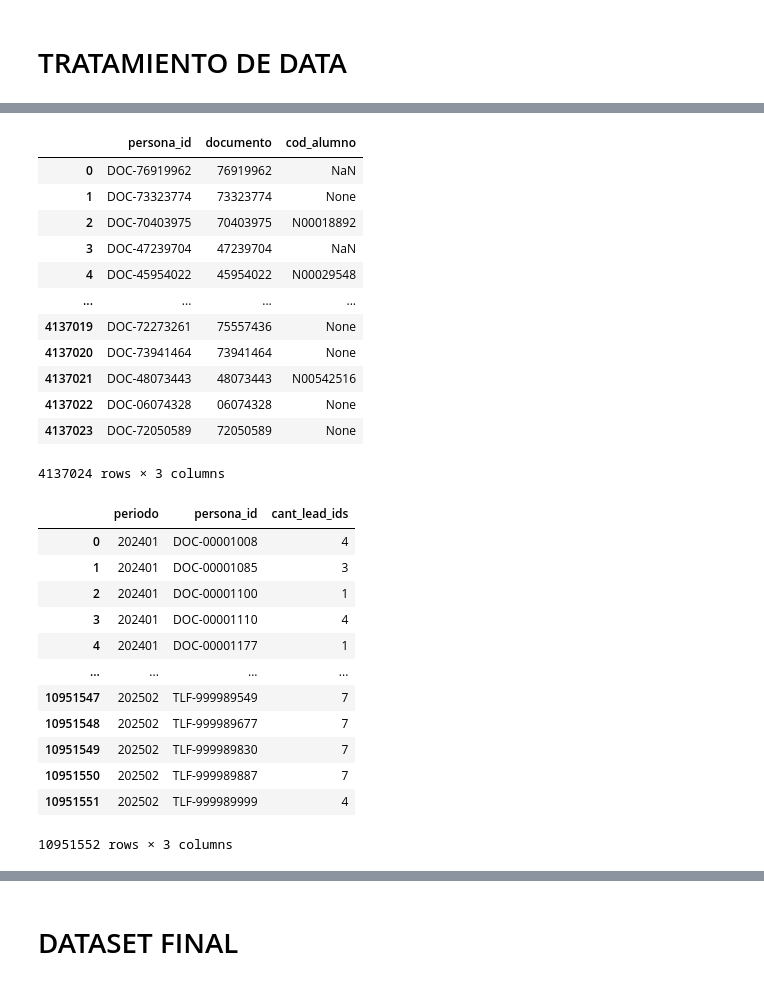
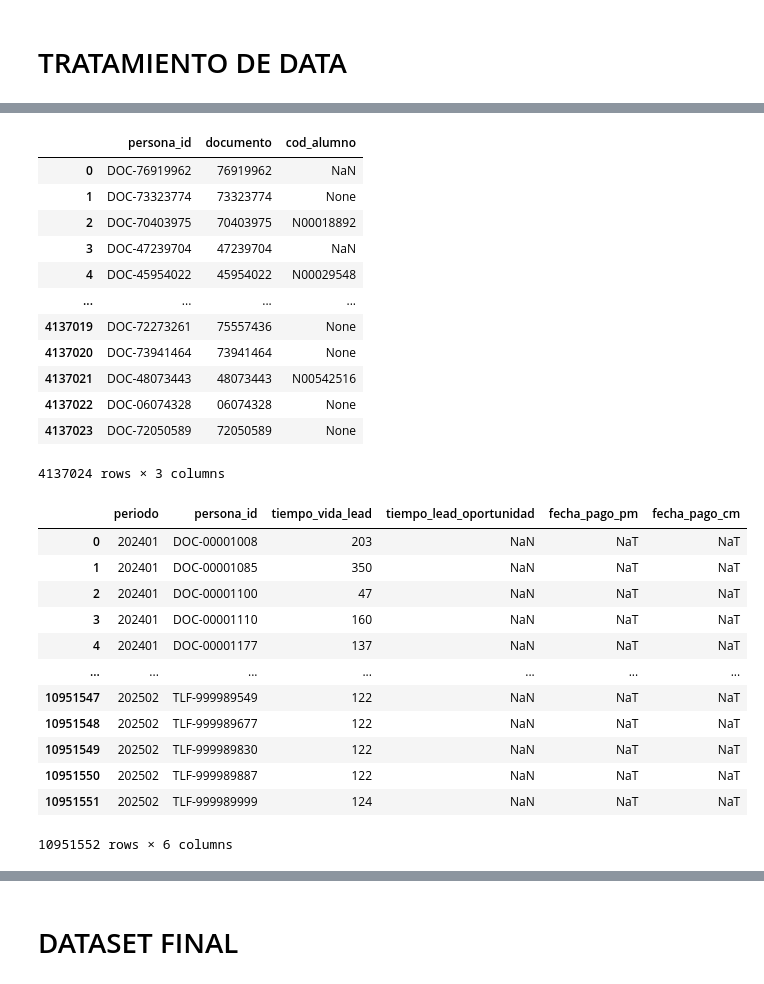
Before and after one commit to lrte-coe-data-analytics/modelo-zombies, a Jupyter notebook: notebooks/db_crm.ipynb, the cells around one changed output, grey strips where cells are left out. Cells and saved outputs as stored; diff of their text form; code cells hidden in the pictures.

```diff
--- a/notebooks/crm.ipynb
+++ b/notebooks/db_crm.ipynb
@@ -25,6 +25,8 @@ ruta_personas = '../data/crm/00_personas_leads_contacts_opps.parquet'
 ruta_leads = '../data/crm/01_leads.parquet'
 ruta_contact = '../data/crm/02_contact.parquet'
 ruta_tipificaciones = '../data/crm/10_tipificaciones.parquet'
+ruta_oportunidades = '../data/crm/07_oportunidades.parquet'
+ruta_matricula = '../data/crm/08_matricula.parquet'
 
 ruta_output_pq = '../output/ds_crm.parquet'
 # %% [markdown]
@@ -131,0 +136,4 @@ df_tipif
+# %%
+df_opp = pd.read_parquet( ruta_oportunidades )
+
+df_opp
@@ -131,0 +156,4 @@ df_tipif
+# %%
+df_matr = pd.read_parquet( ruta_matricula )
+
+df_matr
@@ -132,2 +174,11 @@ df_tipif
 # %% [markdown]
 # TRATAMIENTO DE DATA
+# %%
+df_matr_pers = pd.merge( df_matr.groupby( [ 'lead_id' ] , as_index = False )[ [ 'fecha_matricula' , 'fecha_inscripcion' , 'fecha_pago_prim_cuota' ] ].max() , df_pers[ [ 'lead_id' , 'persona_id' ] ].drop_duplicates() , how = 'left' , on = [ 'lead_id' ] )
+
+df_matr_pers['fecha_pago_pm'] = df_matr_pers[ [ 'fecha_matricula' , 'fecha_inscripcion' ] ].min( axis = 1 )
+df_matr_pers['fecha_pago_cm'] = df_matr_pers['fecha_pago_prim_cuota']
+
+df_matr_pers = df_matr_pers.groupby( [ 'persona_id' ] , as_index = False )[ [ 'fecha_pago_pm' , 'fecha_pago_cm' ] ].max()
+
+df_matr_pers
@@ -135,51 +200,62 @@ df_tipif
 df_leads_periodo = pd.merge( df_leads[ [ 'lead_id' , 'opp_id' , 'contact_id' , 'fecha_lead' , 'documento' ] ] , df_contact[ [ 'contact_id' , 'documento' , 'cod_alumno' ] ] , how = 'left' , on = [ 'contact_id' ] )
 df_leads_periodo['documento'] = df_leads_periodo['documento_x'].fillna( df_leads_periodo['documento_y'] )
 
-df_leads_periodo = pd.merge( df_leads_periodo[ [ 'documento' , 'cod_alumno' , 'lead_id' , 'fecha_lead' ] ] , df_pers[ [ 'lead_id' , 'persona_id' ] ] , how = 'left' , on = [ 'lead_id' ] )
+df_leads_periodo = pd.merge( df_leads_periodo[ [ 'documento' , 'cod_alumno' , 'lead_id' , 'fecha_lead' , 'opp_id' ] ] , df_pers[ [ 'lead_id' , 'persona_id' ] ] , how = 'left' , on = [ 'lead_id' ] )
+df_leads_periodo = pd.merge( df_leads_periodo , df_opp[ [ 'opp_id' , 'fecha_opp' ] ] , how = 'left' , on = [ 'opp_id' ] )
+df_leads_periodo = pd.merge( df_leads_periodo , df_matr_pers , how = 'left' , on = [ 'persona_id' ] )
 
 df_pers_alumno = df_leads_periodo[ [ 'persona_id' , 'documento' , 'cod_alumno' ] ].copy()
 df_pers_alumno = df_pers_alumno.drop_duplicates().reset_index( drop = True )
 
 lista_dfs = []
 for periodo in lista_periodos :
     fecha_inicio_periodo = dict_fechas_inicio_periodo[periodo]
     df_leads_periodo_temp = df_leads_periodo[ df_leads_periodo['fecha_lead'] < fecha_inicio_periodo ].copy()
     df_leads_periodo_temp['periodo'] = periodo
+    df_leads_periodo_temp['tiempo_vida_lead'] = ( fecha_inicio_periodo - df_leads_periodo_temp['fecha_lead'] ).dt.days
+    df_leads_periodo_temp['fecha_opp'] = np.where( df_leads_periodo_temp['fecha_opp'] < fecha_inicio_periodo , df_leads_periodo_temp['fecha_opp'] , np.datetime64('nat') )
+    df_leads_periodo_temp['tiempo_lead_oportunidad'] = ( df_leads_periodo_temp['fecha_opp'] - df_leads_periodo_temp['fecha_lead'] ).dt.days
+    df_leads_periodo_temp['fecha_pago_pm'] = np.where( df_leads_periodo_temp['fecha_pago_pm'] < fecha_inicio_periodo , df_leads_periodo_temp['fecha_pago_pm'] , np.datetime64('nat') )
+    df_leads_periodo_temp['fecha_pago_cm'] = np.where( df_leads_periodo_temp['fecha_pago_cm'] < fecha_inicio_periodo , df_leads_periodo_temp['fecha_pago_cm'] , np.datetime64('nat') )
     df_leads_periodo_temp = df_leads_periodo_temp.groupby( [ 'periodo' , 'persona_id' ] , as_index = False ).agg(
-        cant_lead_ids = ( 'lead_id' , 'nunique' ) ,
+        # cant_lead_ids = ( 'lead_id' , 'nunique' ) ,
+        tiempo_vida_lead = ( 'tiempo_vida_lead' , 'min' ) ,
+        tiempo_lead_oportunidad = ( 'tiempo_lead_oportunidad' , 'min' ) ,
+        fecha_pago_pm = ( 'fecha_pago_pm' , 'max' ) ,
+        fecha_pago_cm = ( 'fecha_pago_cm' , 'max' ) ,
     )
     lista_dfs.append( df_leads_periodo_temp )
 df_leads_periodo = pd.concat( lista_dfs , axis = 0 ).reset_index( drop = True )
 
 display( df_pers_alumno )
 display( df_leads_periodo )
 # %% [output]
 |  | persona_id | documento | cod_alumno |
 | 0 | DOC-76919962 | 76919962 | NaN |
 | 1 | DOC-73323774 | 73323774 | None |
 | 2 | DOC-70403975 | 70403975 | N00018892 |
 | 3 | DOC-47239704 | 47239704 | NaN |
 | 4 | DOC-45954022 | 45954022 | N00029548 |
 | ... | ... | ... | ... |
 | 4137019 | DOC-72273261 | 75557436 | None |
 | 4137020 | DOC-73941464 | 73941464 | None |
 | 4137021 | DOC-48073443 | 48073443 | N00542516 |
 | 4137022 | DOC-06074328 | 06074328 | None |
 | 4137023 | DOC-72050589 | 72050589 | None |
 4137024 rows × 3 columns
-|  | periodo | persona_id | cant_lead_ids |
-| 0 | 202401 | DOC-00001008 | 4 |
-| 1 | 202401 | DOC-00001085 | 3 |
-| 2 | 202401 | DOC-00001100 | 1 |
-| 3 | 202401 | DOC-00001110 | 4 |
-| 4 | 202401 | DOC-00001177 | 1 |
-| ... | ... | ... | ... |
-| 10951547 | 202502 | TLF-999989549 | 7 |
-| 10951548 | 202502 | TLF-999989677 | 7 |
-| 10951549 | 202502 | TLF-999989830 | 7 |
-| 10951550 | 202502 | TLF-999989887 | 7 |
-| 10951551 | 202502 | TLF-999989999 | 4 |
+|  | periodo | persona_id | tiempo_vida_lead | tiempo_lead_oportunidad | fecha_pago_pm | fecha_pago_cm |
+| 0 | 202401 | DOC-00001008 | 203 | NaN | NaT | NaT |
+| 1 | 202401 | DOC-00001085 | 350 | NaN | NaT | NaT |
+| 2 | 202401 | DOC-00001100 | 47 | NaN | NaT | NaT |
+| 3 | 202401 | DOC-00001110 | 160 | NaN | NaT | NaT |
+| 4 | 202401 | DOC-00001177 | 137 | NaN | NaT | NaT |
+| ... | ... | ... | ... | ... | ... | ... |
+| 10951547 | 202502 | TLF-999989549 | 122 | NaN | NaT | NaT |
+| 10951548 | 202502 | TLF-999989677 | 122 | NaN | NaT | NaT |
+| 10951549 | 202502 | TLF-999989830 | 122 | NaN | NaT | NaT |
+| 10951550 | 202502 | TLF-999989887 | 122 | NaN | NaT | NaT |
+| 10951551 | 202502 | TLF-999989999 | 124 | NaN | NaT | NaT |
-10951552 rows × 3 columns
+10951552 rows × 6 columns
 # %%
 df_tipif_periodo = df_tipif[ [ 'persona_id' , 'fecha_tipificacion' , 'cant_tipif' , 'cant_tipif_contact_efect' , 'cant_tipif_no_comerc' , 'cant_tipif_comerc' , 'cant_tipif_comerc_contact_efect' ] ].copy()
 df_tipif_periodo = df_tipif_periodo[ df_tipif_periodo['persona_id'].isin( df_pers_alumno['persona_id'].unique().tolist() ) ].copy().reset_index( drop = True )
```
Also changed, not shown: parts of 10 cells of this notebook, 3 other files.
